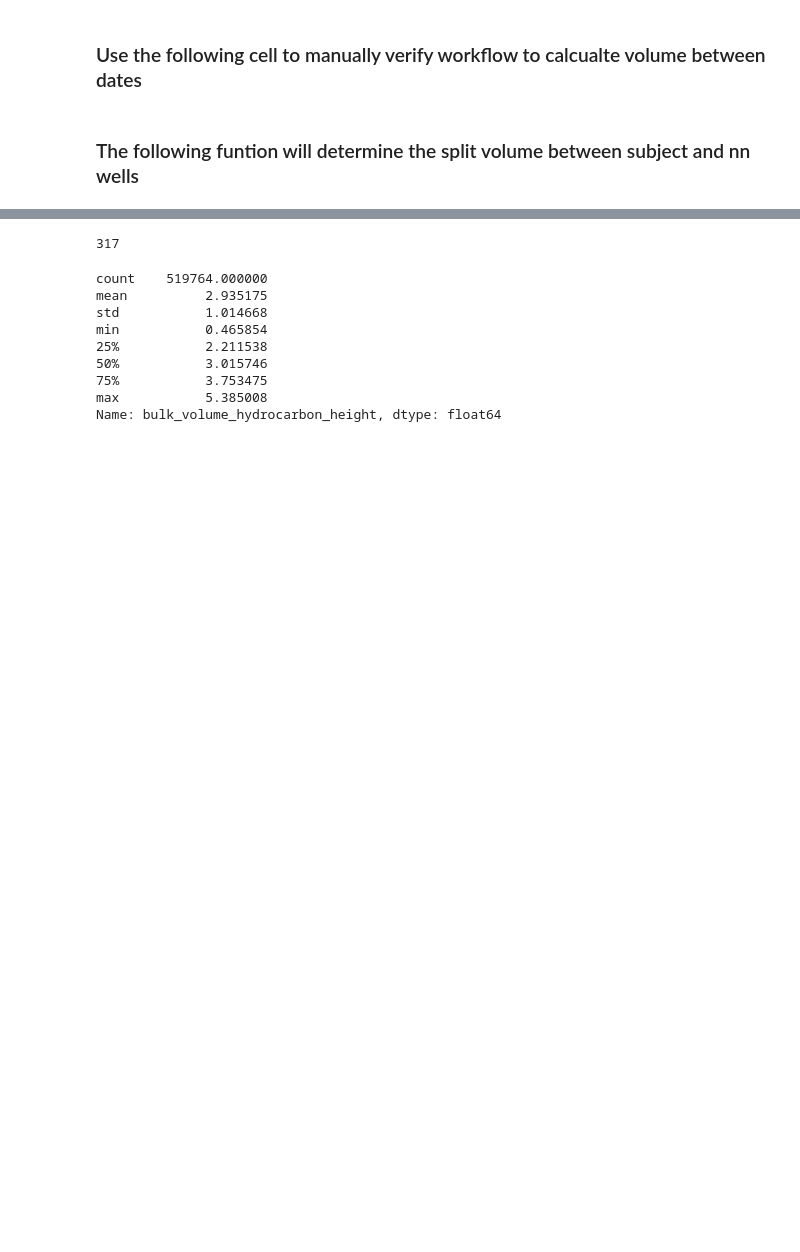
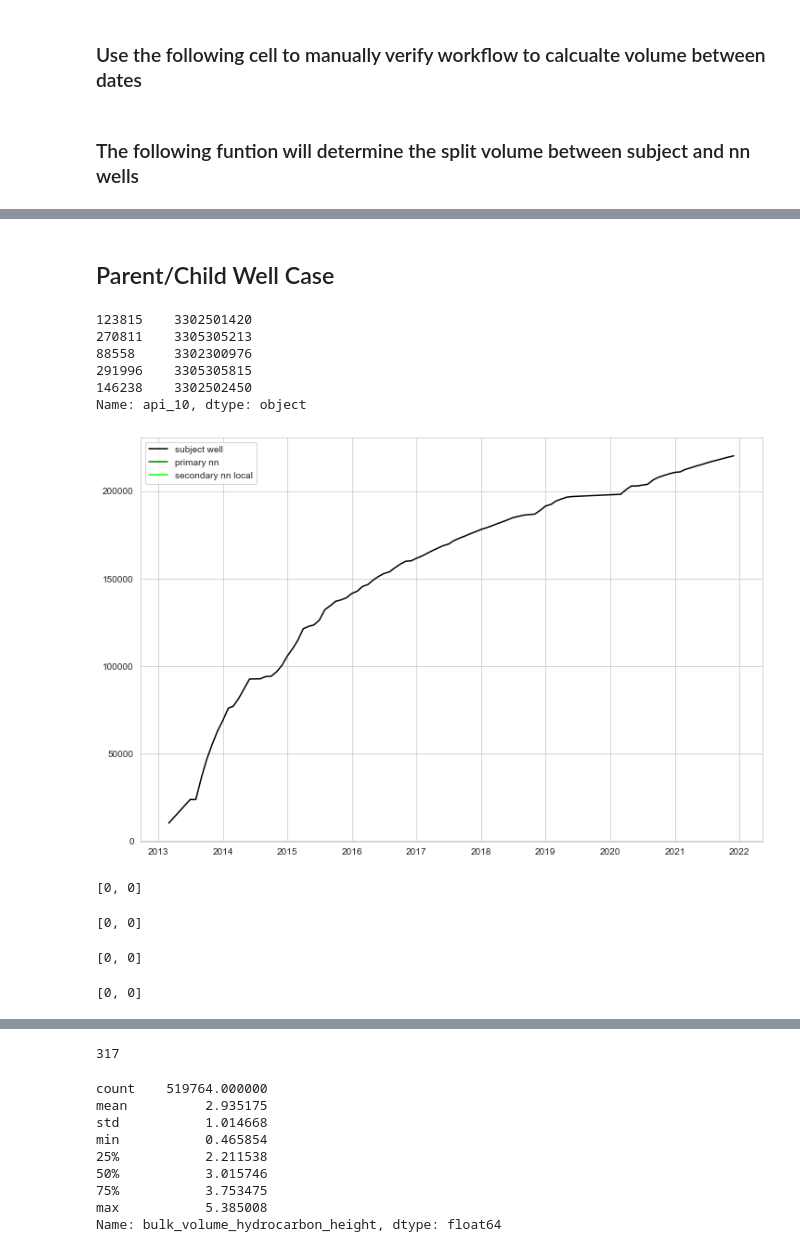
Before and after one commit to magrella/well-depletion, a Jupyter notebook: depletion_proxy.ipynb, the cells around one changed output, grey strips where cells are left out. Cells and saved outputs as stored; diff of their text form; code cells hidden in the pictures; blank space fills up the shorter version.

```diff
--- a/depletion_proxy.ipynb
+++ b/depletion_proxy.ipynb
@@ -888,0 +663,11 @@ dtype: int64
+# %% [markdown]
+## Parent/Child Well Case
+# %%
+parent_child_df['api_10'].sample(5)
+# %% [output]
+123815    3302501420
+270811    3305305213
+88558     3302300976
+291996    3305305815
+146238    3302502450
+Name: api_10, dtype: object
@@ -888,0 +1156,55 @@ dtype: int64
+# %%
+#define inputs>>> Enter api_10
+
+api_10 = '3305304264'
+metric = 'cum_oil'
+
+subject = df.query(f"`api_10` == '{api_10}'")
+if subject.empty:
+    pass
+else:
+    subject_ = prepro_pipe.fit_transform(subject)
+
+    prim_api = subject['prim_nn_api'].iloc[0]
+    prim = df.query(f"`api_10` == '{prim_api}'")
+    prim_ = prepro_pipe.fit_transform(prim)
+
+    sec_api = subject['sec_nn_api'].iloc[0]
+    sec = df.query(f"`api_10` == '{sec_api}'")
+    sec_ = prepro_pipe.fit_transform(sec)
+
+    max_limit = max(subject_[metric].max(), prim_[metric].max(), sec_[metric].max())
+
+    #Plot Values
+    import datetime
+    plt.figure(figsize= (12,8))
+    plt.plot(subject_['production_date'], subject_[metric], '-', color = 'black', label = 'subject well')
+
+    plt.plot(prim_['production_date'], prim_[metric], '-', color = 'green', label = 'primary nn')
+#     prim_date = offset_volumes(df, api_10, return_value='split_dates')[0]
+#     plt.vlines(x = prim_date, ymin=0, ymax=max_limit*1.1, colors='black')
+
+
+    plt.plot(sec_['production_date'], sec_[metric], '-', color = 'lime', label = 'secondary nn local')
+#     sec_date =  offset_volumes(df, api_10, return_value='split_dates')[1]
+#     plt.vlines(x = sec_date, ymin=0, ymax=max_limit*1.1, colors='black')
+
+    plt.legend(loc = 'upper left');
+# %% [output]
+[figure, added]
+# %%
+offset_volumes(df, api_10, return_value='split_dates')
+# %% [output]
+[0, 0]
+# %%
+offset_volumes(df, api_10, return_value='pre_split_oil_cums')
+# %% [output]
+[0, 0]
+# %%
+offset_volumes(df, api_10, return_value='post_split_oil_cums')
+# %% [output]
+[0, 0]
+# %%
+offset_volumes(df, api_10, return_value='combined_oil_cums')
+# %% [output]
+[0, 0]
```
Also changed, not shown: parts of 67 cells of this notebook.
